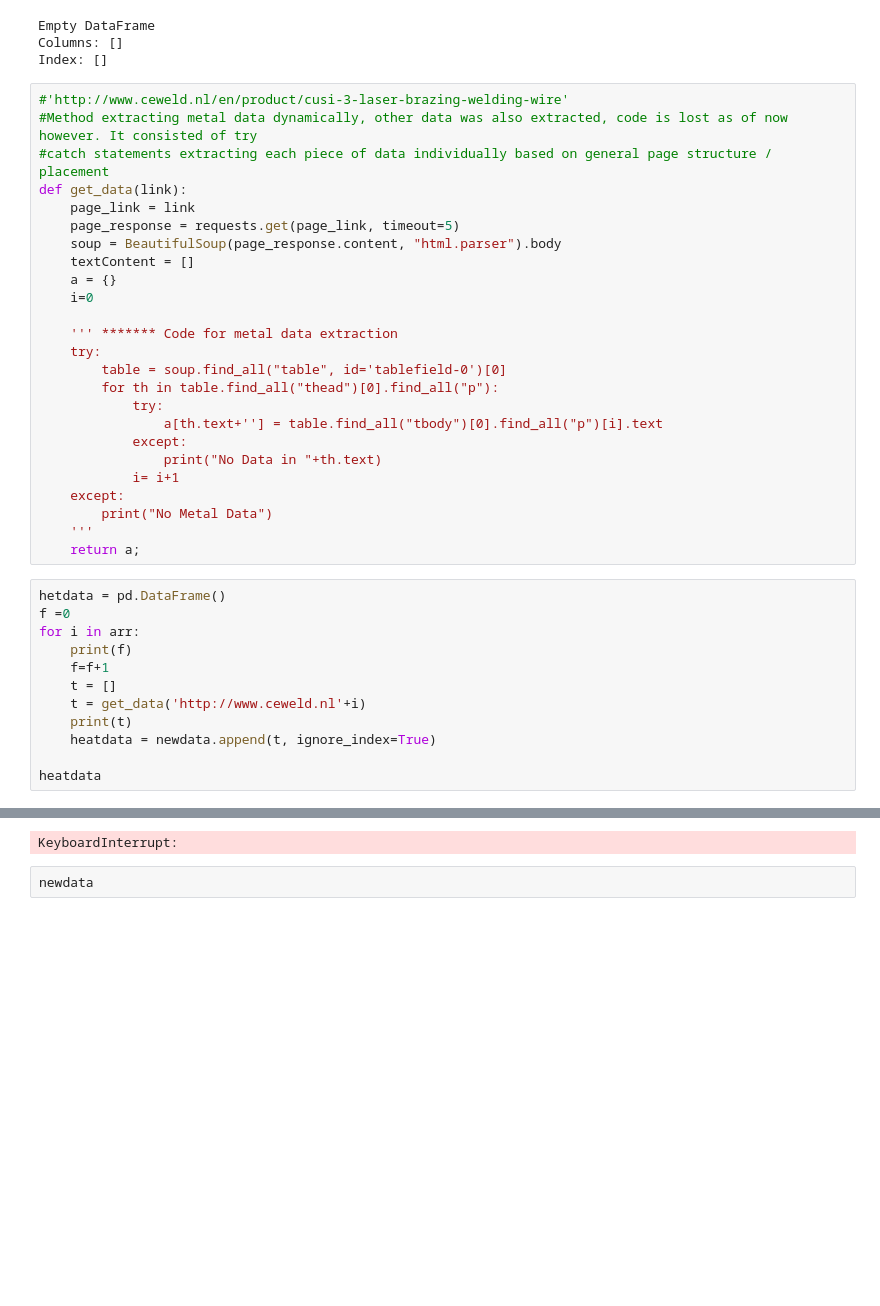
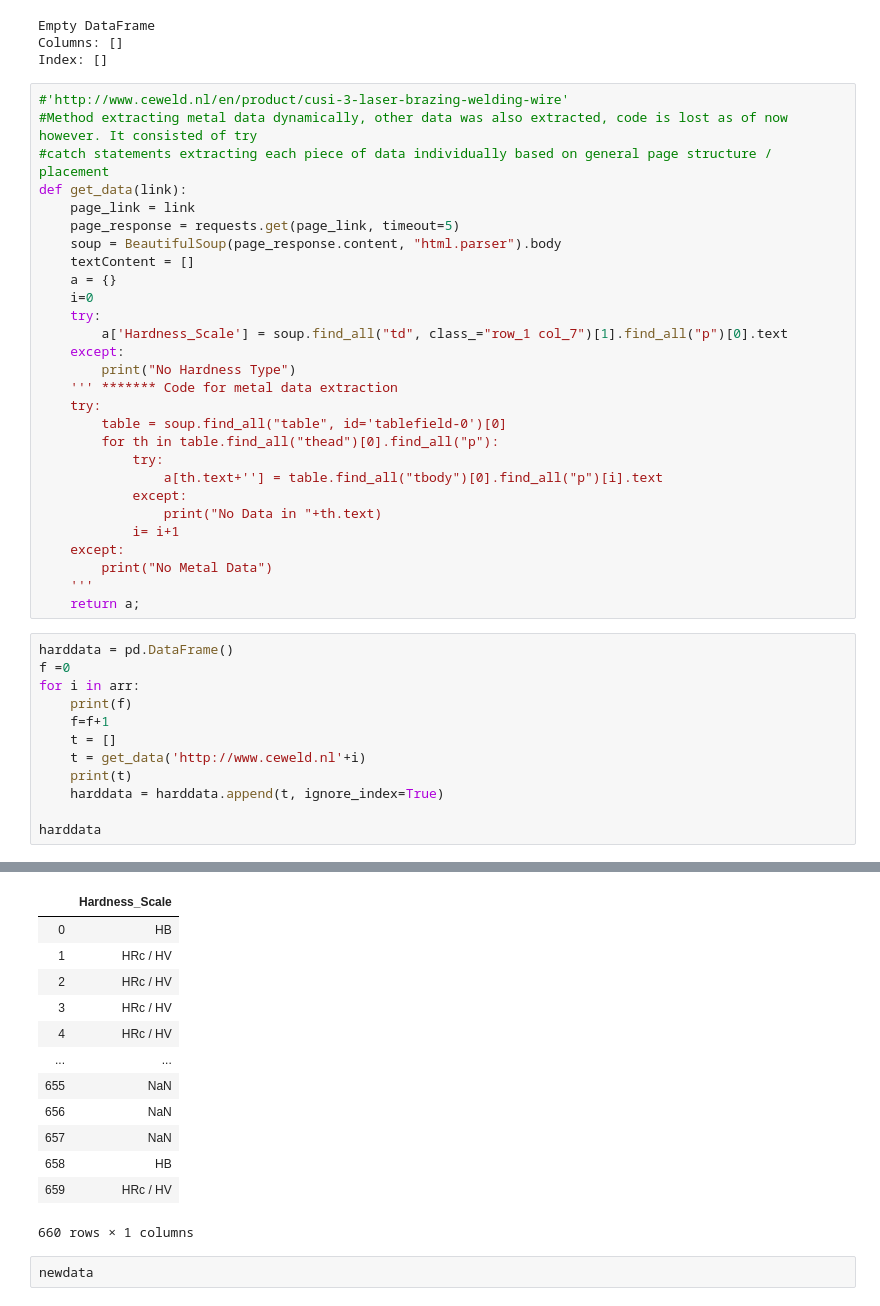
Before and after one commit to PrasannS/WeldingAnalysis, a Jupyter notebook: webscraper.ipynb, the cells around one changed output, grey strips where cells are left out. Drawn from its saved outputs; the diff is of its cells as text; blank space fills up the shorter version.

Commit message:
Hardness Type raw data added

```diff
--- a/webscraper.ipynb
+++ b/webscraper.ipynb
@@ -54,7 +54,10 @@ def get_data(link):
     textContent = []
     a = {}
     i=0
-
+    try:
+        a['Hardness_Scale'] = soup.find_all("td", class_="row_1 col_7")[1].find_all("p")[0].text
+    except:
+        print("No Hardness Type")
     ''' ******* Code for metal data extraction
     try:
         table = soup.find_all("table", id='tablefield-0')[0]
@@ -69,7 +72,7 @@ def get_data(link):
     '''
     return a;
 # %%
-hetdata = pd.DataFrame()
+harddata = pd.DataFrame()
 f =0
 for i in arr:
     print(f)
@@ -77,8 +80,8 @@ for i in arr:
     t = []
     t = get_data('http://www.ceweld.nl'+i)
     print(t)
-    heatdata = newdata.append(t, ignore_index=True)
+    harddata = harddata.append(t, ignore_index=True)
 
-heatdata
+harddata
 # %% [output]
 0
@@ -101,4 +104,16 @@ No Heat Treatment Data
+|  | Hardness_Scale |
+| 0 | HB |
+| 1 | HRc / HV |
+| 2 | HRc / HV |
+| 3 | HRc / HV |
+| 4 | HRc / HV |
+| ... | ... |
+| 655 | NaN |
+| 656 | NaN |
+| 657 | NaN |
+| 658 | HB |
+| 659 | HRc / HV |
-KeyboardInterrupt:
+660 rows × 1 columns
 # %%
 newdata
 # %% [output]
```
Also changed, not shown: parts of 4 cells of this notebook, 1 other file.
